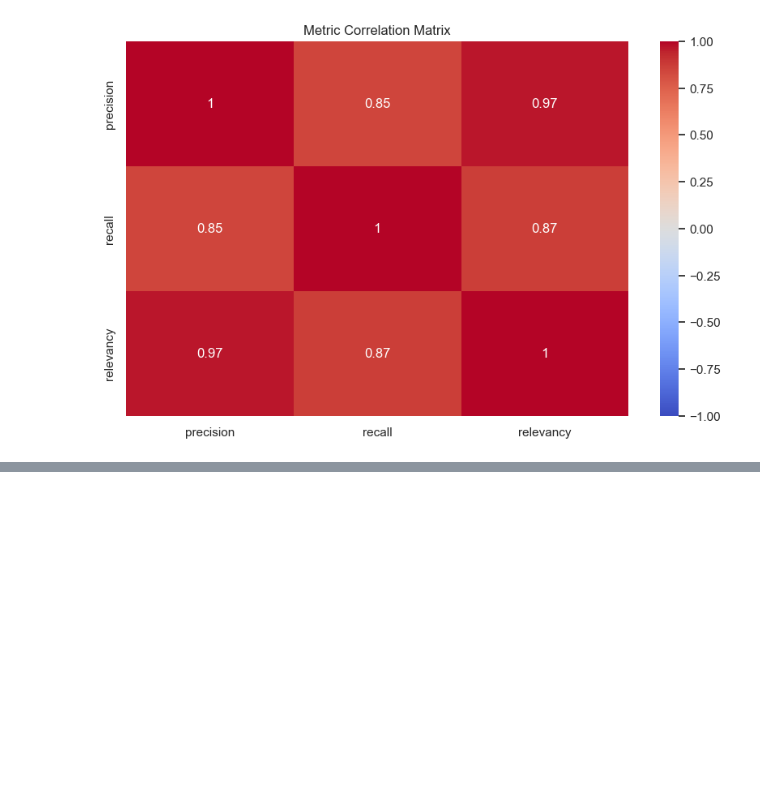
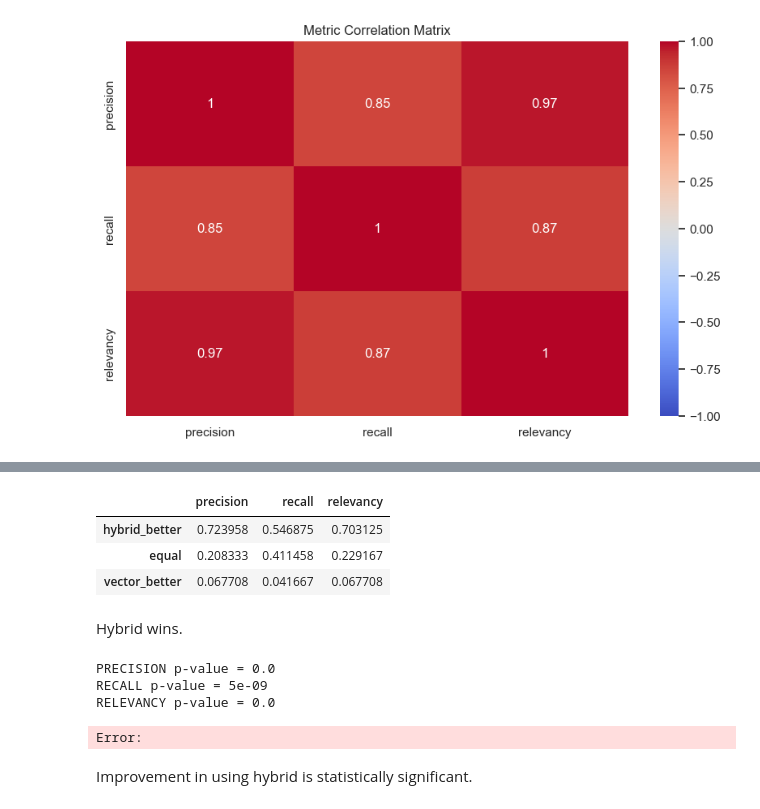
Before and after one commit to skykid17/smartlp_eval, a Jupyter notebook: Evaluation_Analysis_Retrieval.ipynb, the cells around one changed output, grey strips where cells are left out. Drawn from its saved outputs; the diff is of its cells as text; code cells hidden in the pictures; blank space fills up the shorter version.

```diff
--- a/Evaluation_Analysis_Retrieval.ipynb
+++ b/Evaluation_Analysis_Retrieval.ipynb
@@ -169,0 +212,32 @@ plt.show()
+# %%
+wins = {}
+
+for metric in ["precision","recall","relevancy"]:
+    wins[metric] = {
+        "hybrid_better": (merged[f"delta_{metric}"] > 0).mean(),
+        "equal": (merged[f"delta_{metric}"] == 0).mean(),
+        "vector_better": (merged[f"delta_{metric}"] < 0).mean(),
+    }
+
+pd.DataFrame(wins)
+# %% [output]
+|  | precision | recall | relevancy |
+| hybrid_better | 0.723958 | 0.546875 | 0.703125 |
+| equal | 0.208333 | 0.411458 | 0.229167 |
+| vector_better | 0.067708 | 0.041667 | 0.067708 |
+# %% [markdown]
+Hybrid wins.
+# %%
+for metric in ["precision","recall","relevancy"]:
+    t,p = ttest_rel(
+        merged[f"{metric}_hybrid"],
+        merged[f"{metric}_vector"]
+    )
+    print(metric.upper(), "p-value =", round(p,10))
+# %% [output]
+PRECISION p-value = 0.0
+RECALL p-value = 5e-09
+RELEVANCY p-value = 0.0
+Error:
+# %% [markdown]
+Improvement in using hybrid is statistically significant.
```
Also changed, not shown: parts of 5 cells of this notebook, 10 other files.
